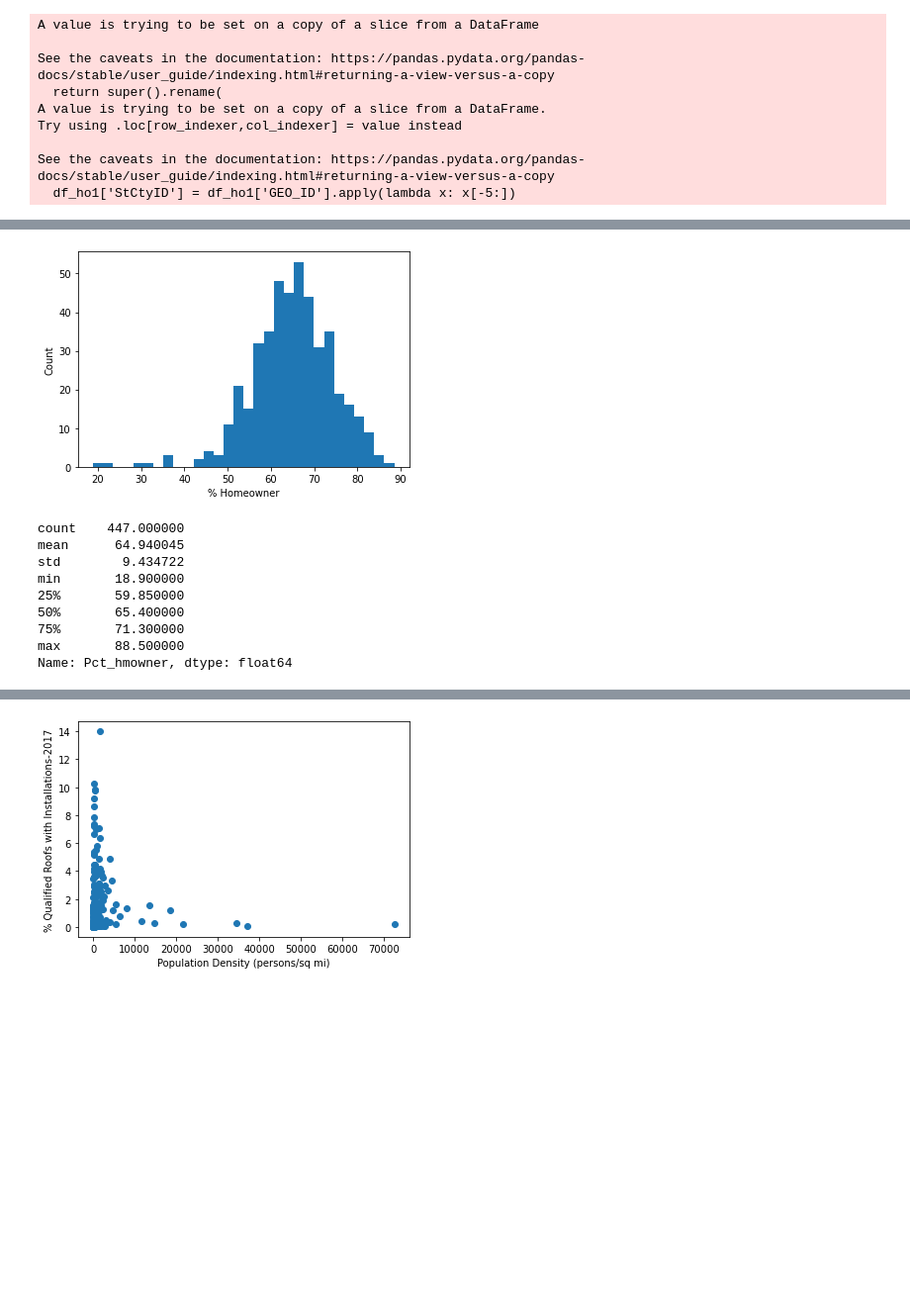
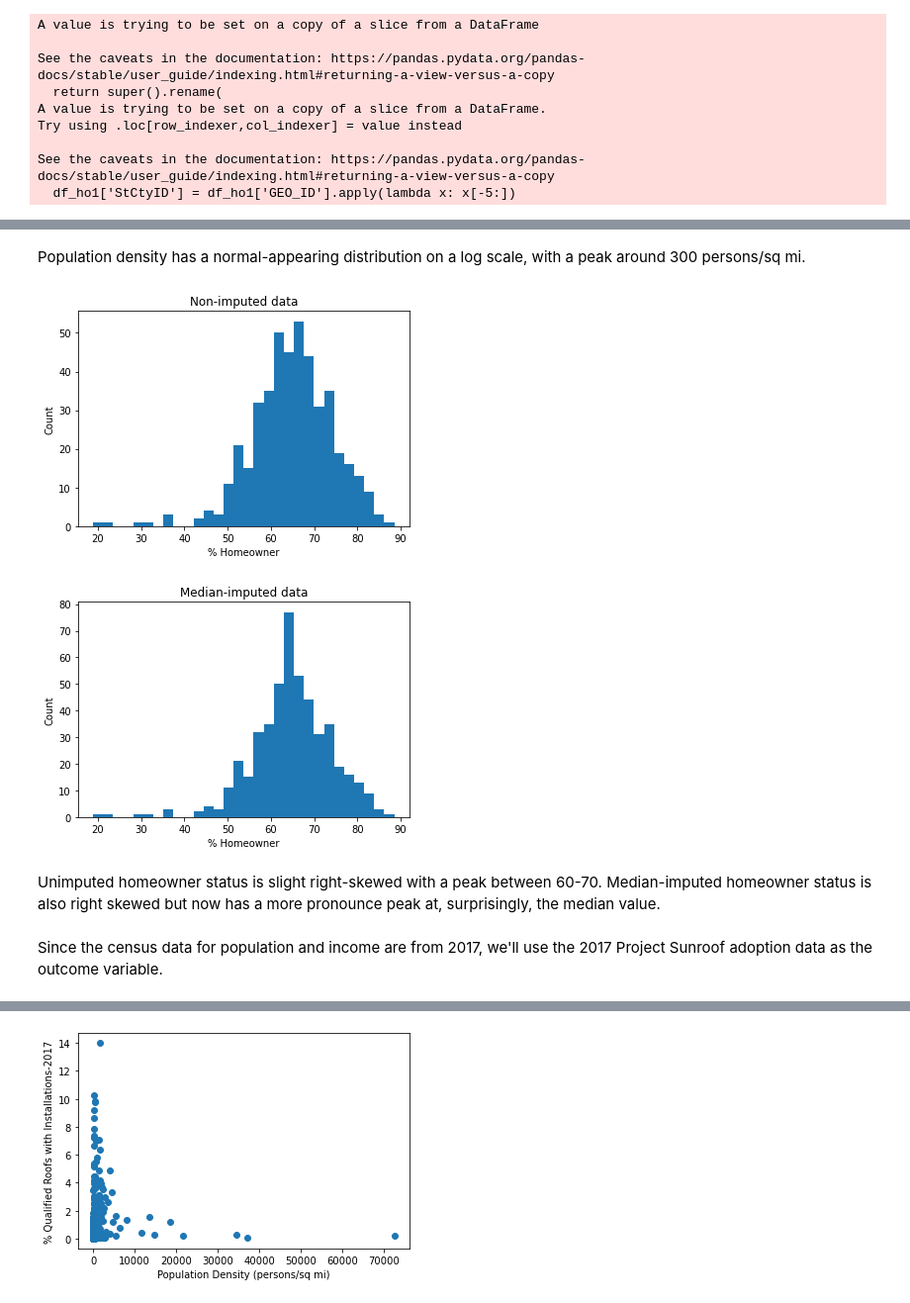
Before and after one commit to ensst6/UdacityDSND_Project1, a Jupyter notebook: DSND_Proj1.ipynb, the cells around one changed output, grey strips where cells are left out. Shown: that part at 99% size. Cells and saved outputs as stored; diff of their text form; code cells hidden in the pictures; blank space fills up the shorter version.

```diff
--- a/DSND_Proj1.ipynb
+++ b/DSND_Proj1.ipynb
@@ -224,0 +572,5 @@ None
+# %%
+df_sol2['region_name'].loc[17] = 'Anchorage Municipality'
+df_sol2['region_name'].loc[269] = 'Fairbanks North Star Borough'
+# check it
+display(df_sol2[df_sol2['state_name'] == 'Alaska'])
@@ -224,0 +593,4 @@ None
+# %%
+# re-do the merge
+df_sol3 = df_sol2.merge(df_cens2, how='left', left_on=['region_name','state_name'], right_on=['County','State'])
+display(df_sol3.info())
@@ -363,6 +752,6 @@ display(df_ho2.tail())
 # %%
 # merge with main dataset
-df_solfin = df_sol4.merge(df_ho2, how='inner', on=['StCtyID'])
+df_solfin = df_sol4.merge(df_ho2, how='left', on=['StCtyID'])
 display(df_solfin.head())
 display(df_solfin.info())
 # %% [output]
@@ -393,0 +796,4 @@ None
+# %%
+# add a column with the median imputed for Pct_hmowner
+df_solfin['Pct_hmowner_imp'] = df_solfin['Pct_hmowner'].fillna(value=df_solfin['Pct_hmowner'].median())
+display(df_solfin.info())
@@ -510,18 +937,22 @@ plt.xticks(new_tix, new_labs, rotation=45);
+# %% [markdown]
+Population density has a normal-appearing distribution on a log scale, with a peak around 300 persons/sq mi.
 # %%
+# percent homeowner (non-imputed)
 plt.hist(data=df_solfin, x='Pct_hmowner', bins=30)
 plt.xlabel('% Homeowner')
-plt.ylabel('Count');
+plt.ylabel('Count')
+plt.title('Non-imputed data');
 # %% [output]
-[figure, old version]
+[figure, new version]
-# %%
-df_solfin['Pct_hmowner'].describe()
-# %% [output]
-count    447.000000
-mean      64.940045
-std        9.434722
-min       18.900000
-25%       59.850000
-50%       65.400000
-75%       71.300000
-max       88.500000
-Name: Pct_hmowner, dtype: float64
+# %%
+# percent homeowner (median-imputed)
+plt.hist(data=df_solfin, x='Pct_hmowner_imp', bins=30)
+plt.xlabel('% Homeowner')
+plt.ylabel('Count')
+plt.title('Median-imputed data');
+# %% [output]
+[figure, added]
+# %% [markdown]
+Unimputed homeowner status is slight right-skewed with a peak between 60-70. Median-imputed homeowner status is also right skewed but now has a more pronounce peak at, surprisingly, the median value.
+# %% [markdown]
+Since the census data for population and income are from 2017, we'll use the 2017 Project Sunroof adoption data as the outcome variable.
```
Also changed, not shown: parts of 175 cells of this notebook, 9 other files.
